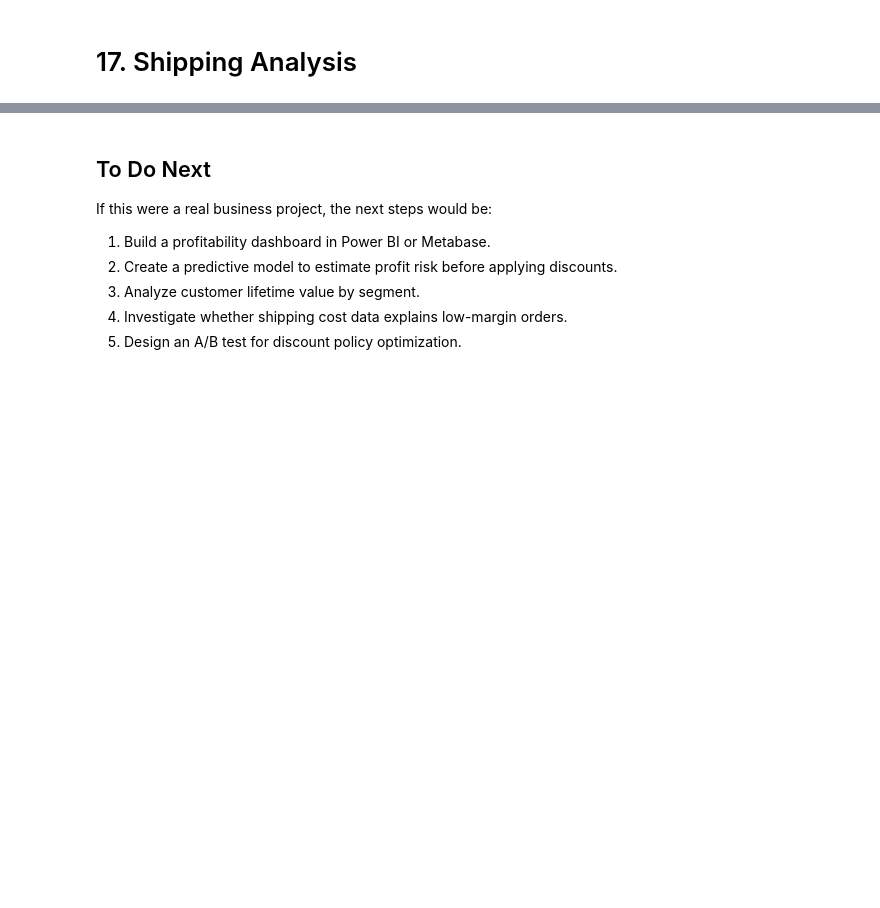
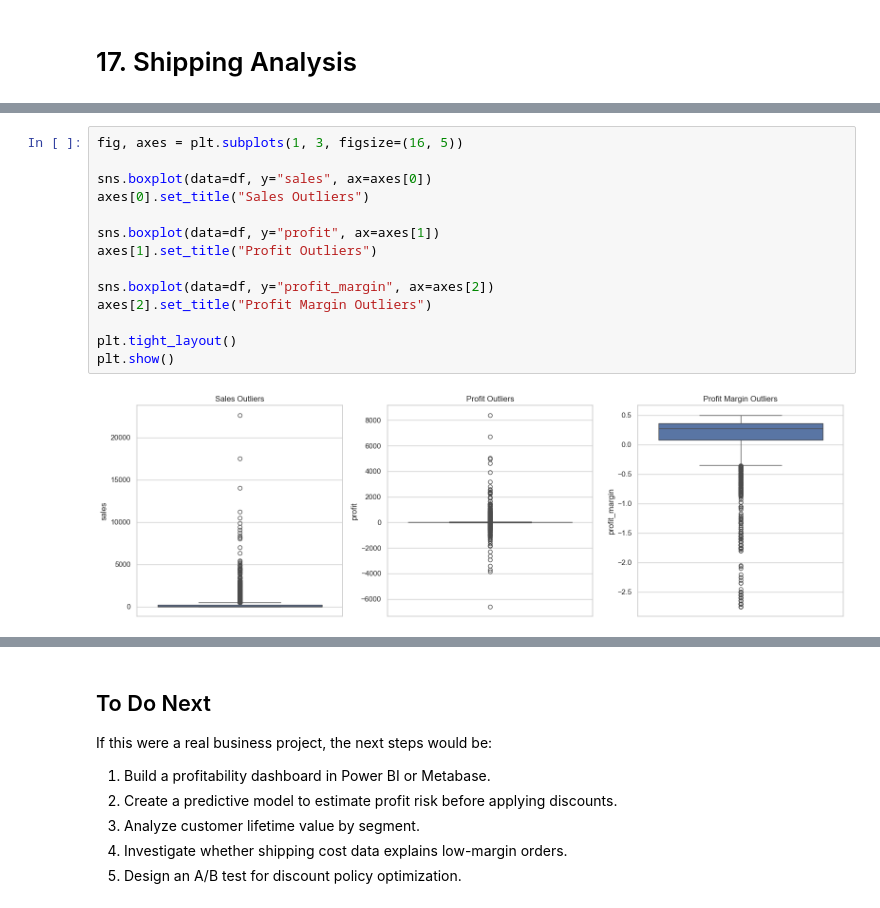
Before and after one commit to soneca3101/superstore-business-eda, a Jupyter notebook: superstore-business-eda/notebooks/business_eda_superstore.ipynb, the cells around one changed output, grey strips where cells are left out. Cells and saved outputs as stored; diff of their text form; blank space fills up the shorter version.

```diff
--- a/superstore-business-eda/notebooks/business_eda_superstore.ipynb
+++ b/superstore-business-eda/notebooks/business_eda_superstore.ipynb
@@ -665,0 +721,16 @@ because revenue growth without profit growth may indicate margin compression.
+# %%
+fig, axes = plt.subplots(1, 3, figsize=(16, 5))
+
+sns.boxplot(data=df, y="sales", ax=axes[0])
+axes[0].set_title("Sales Outliers")
+
+sns.boxplot(data=df, y="profit", ax=axes[1])
+axes[1].set_title("Profit Outliers")
+
+sns.boxplot(data=df, y="profit_margin", ax=axes[2])
+axes[2].set_title("Profit Margin Outliers")
+
+plt.tight_layout()
+plt.show()
+# %% [output]
+[figure, added]
```
Also changed, not shown: parts of 11 cells of this notebook.
